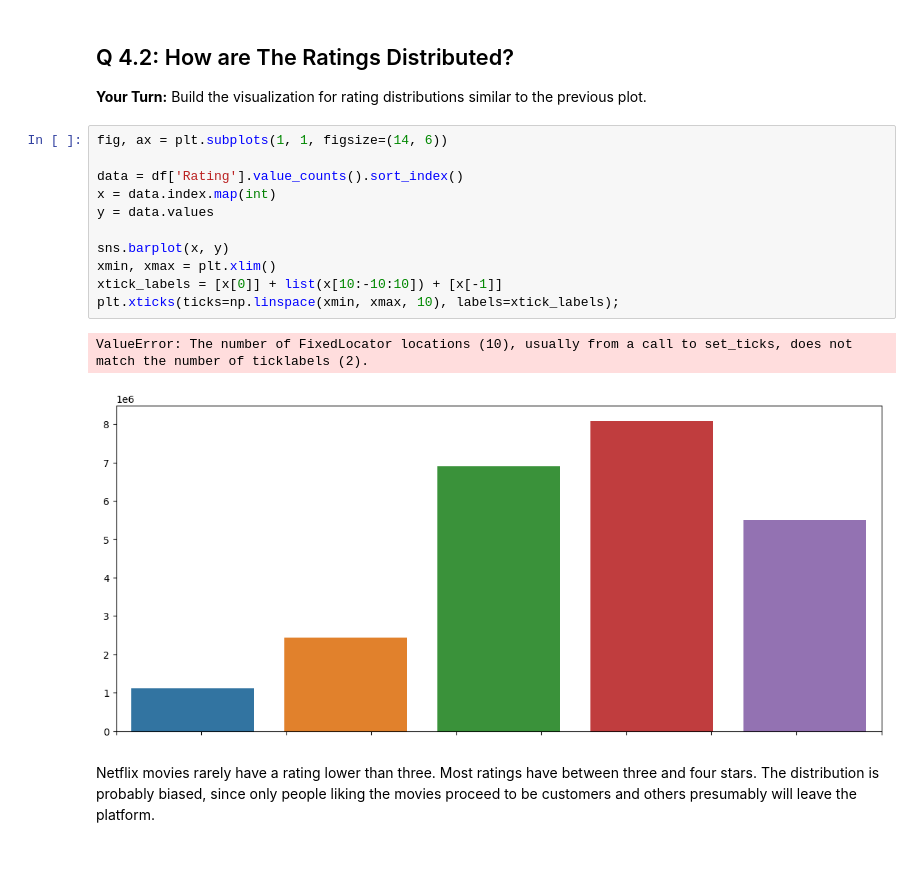
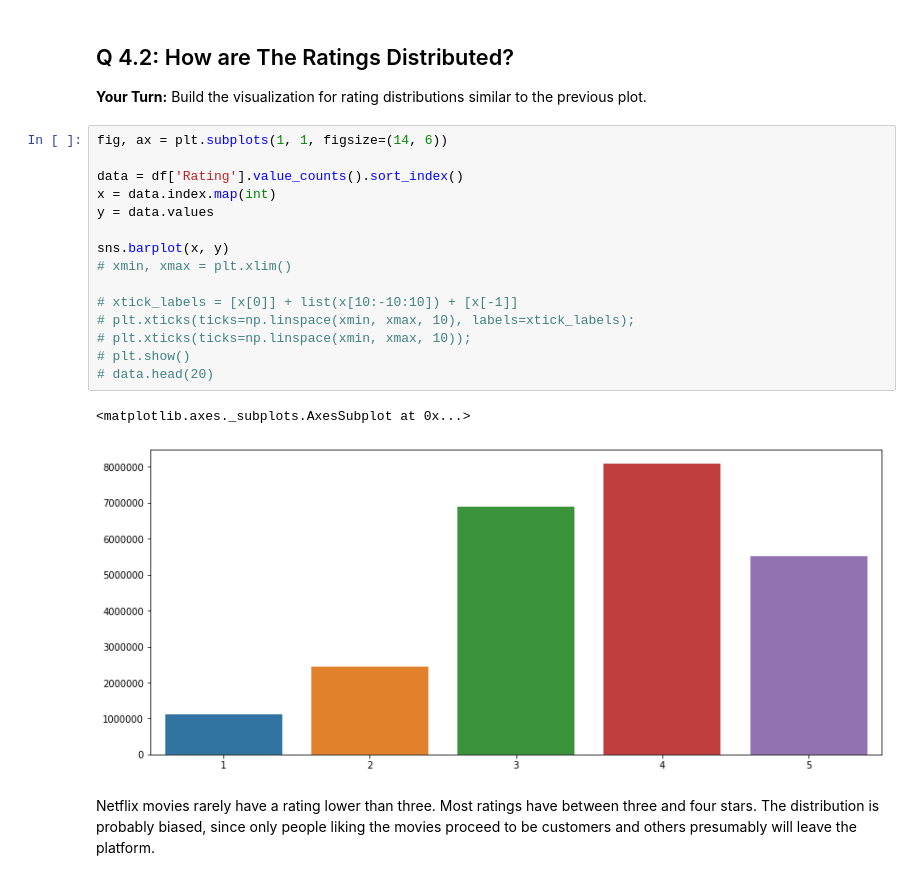
Before and after one commit to rscott1989/mec-mini-projects, a Jupyter notebook: mec-17.4.1-recommendation-systems-mini-project/Mini_Project_Recommendation_Systems.ipynb, the cells around one changed output. Drawn from its saved outputs; the diff is of its cells as text.

```diff
--- a/mec-17.4.1-recommendation-systems-mini-project/Mini_Project_Recommendation_Systems.ipynb
+++ b/mec-17.4.1-recommendation-systems-mini-project/Mini_Project_Recommendation_Systems.ipynb
@@ -249,17 +248,21 @@ __Your Turn:__ Build the visualization for rating distributions similar to the p
 # %%
 fig, ax = plt.subplots(1, 1, figsize=(14, 6))
 
 data = df['Rating'].value_counts().sort_index()
 x = data.index.map(int)
 y = data.values
 
 sns.barplot(x, y)
-xmin, xmax = plt.xlim()
-xtick_labels = [x[0]] + list(x[10:-10:10]) + [x[-1]]
-plt.xticks(ticks=np.linspace(xmin, xmax, 10), labels=xtick_labels);
+# xmin, xmax = plt.xlim()
+
+# xtick_labels = [x[0]] + list(x[10:-10:10]) + [x[-1]]
+# plt.xticks(ticks=np.linspace(xmin, xmax, 10), labels=xtick_labels);
+# plt.xticks(ticks=np.linspace(xmin, xmax, 10));
+# plt.show()
+# data.head(20)
 # %% [output]
-ValueError: The number of FixedLocator locations (10), usually from a call to set_ticks, does not match the number of ticklabels (2).
+<matplotlib.axes._subplots.AxesSubplot at 0x...>
-[figure, old version]
+[figure, new version]
 # %% [markdown]
 Netflix movies rarely have a rating lower than three. Most ratings have between three and four stars.
 The distribution is probably biased, since only people liking the movies proceed to be customers and others presumably will leave the platform.
```
Also changed, not shown: parts of 15 cells of this notebook.
